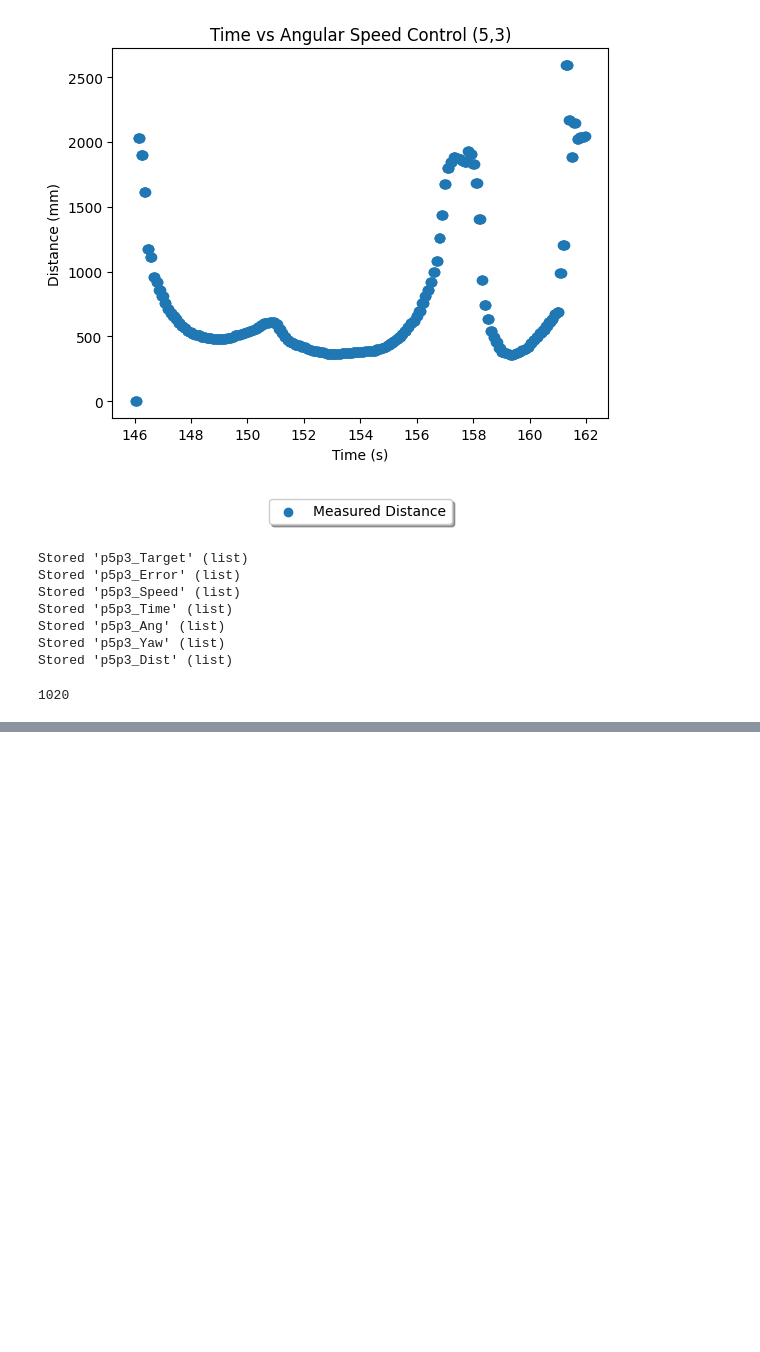
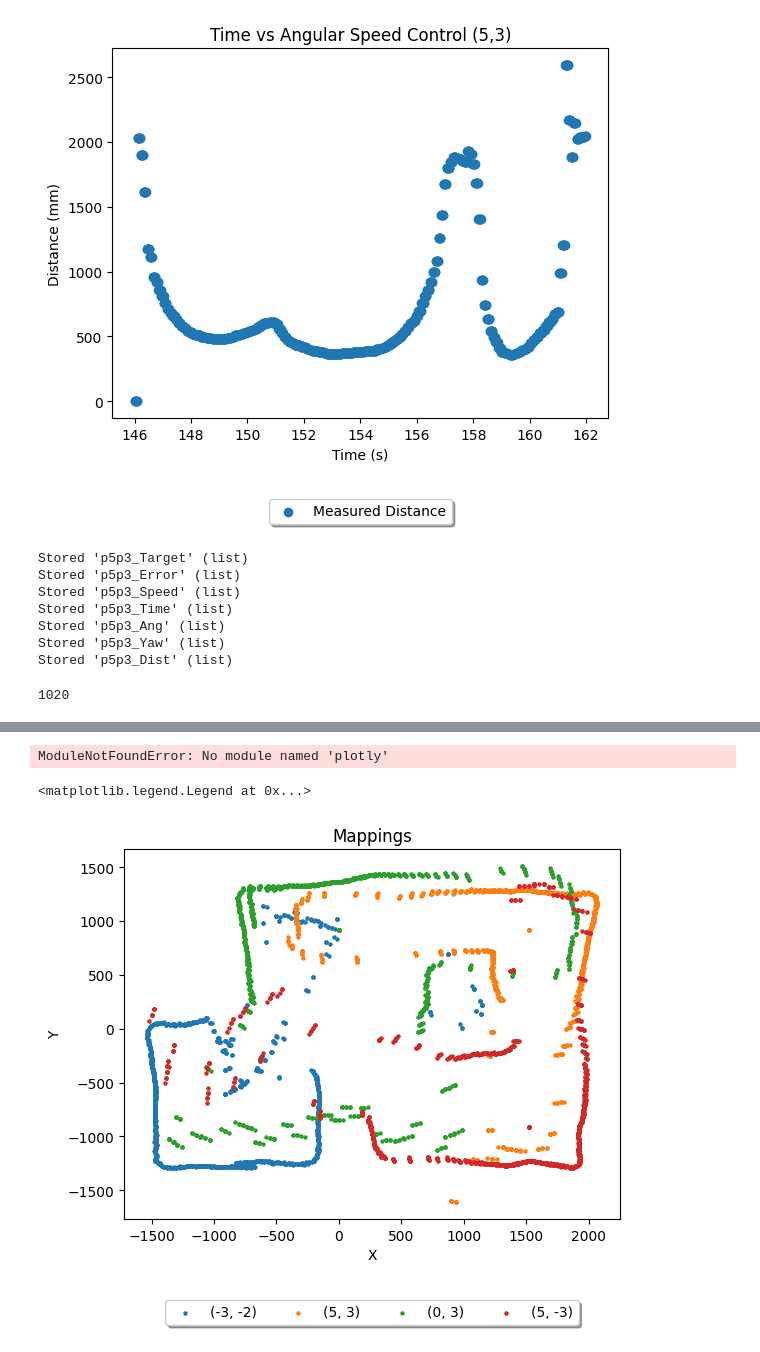
Before and after one commit to Kumagi360/Fast_Robots_Portfolio, a Jupyter notebook: lab9/ble_python/lab9.ipynb, the cells around one changed output, grey strips where cells are left out. Saved outputs shown, nothing was run; the diff lists cells and outputs as text; code cells hidden in the pictures; blank space fills up the shorter version.

```diff
--- a/lab9/ble_python/lab9.ipynb
+++ b/lab9/ble_python/lab9.ipynb
@@ -198,0 +245,33 @@ print(len(p5p3_Time))
+# %%
+import plotly.express as px
+df = px.data.wind()
+fig = px.scatter_polar(df, r="frequency", theta="direction")
+fig.show()
+# %% [output]
+ModuleNotFoundError: No module named 'plotly'
+# %%
+outX_n3n2 = [ d*np.cos((y)*(np.pi/180)) + (-3*304.8) for (d,y) in zip(n3n2_Dist, n3n2_Yaw_f)]
+outY_n3n2 = [ d*np.sin((y)*(np.pi/180)) + (-2*304.8) for (d,y) in zip(n3n2_Dist, n3n2_Yaw_f)]
+
+outX_p5p3 = [ d*np.cos((y)*(np.pi/180)) + (5*304.8) for (d,y) in zip(p5p3_Dist, p5p3_Yaw_f)]
+outY_p5p3 = [ d*np.sin((y)*(np.pi/180)) + (3*304.8) for (d,y) in zip(p5p3_Dist, p5p3_Yaw_f)]
+
+outX_p0p3 = [ d*np.cos((y)*(np.pi/180)) + (0*304.8) for (d,y) in zip(p0p3_Dist, p0p3_Yaw_f)]
+outY_p0p3 = [ d*np.sin((y)*(np.pi/180)) + (3*304.8) for (d,y) in zip(p0p3_Dist, p0p3_Yaw_f)]
+
+outX_p5n3 = [ d*np.cos((y)*(np.pi/180)) + (5*304.8) for (d,y) in zip(p5n3_Dist, p5n3_Yaw_f)]
+outY_p5n3 = [ d*np.sin((y)*(np.pi/180)) + (-3*304.8) for (d,y) in zip(p5n3_Dist, p5n3_Yaw_f)]
+# %%
+plt.scatter(outX_n3n2, outY_n3n2, label = "(-3, -2)", s= 5)
+plt.scatter(outX_p5p3, outY_p5p3, label = "(5, 3)", s= 5)
+plt.scatter(outX_p0p3, outY_p0p3, label = "(0, 3)", s= 5)
+plt.scatter(outX_p5n3, outY_p5n3, label = "(5, -3)", s= 5)
+
+plt.title("Mappings")
+plt.xlabel("X")
+plt.ylabel("Y")
+plt.legend(loc='upper center', bbox_to_anchor=(0.5, -0.2),
+          fancybox=True, shadow=True, ncol=5)
+# %% [output]
+<matplotlib.legend.Legend at 0x...>
+[figure, added]
```
Also changed, not shown: parts of 7 cells of this notebook, 27 other files.
